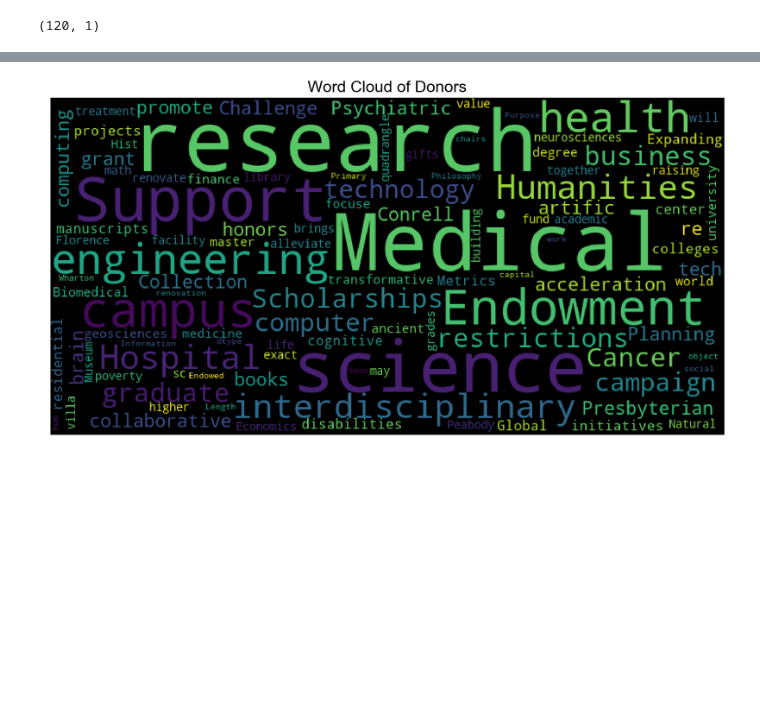
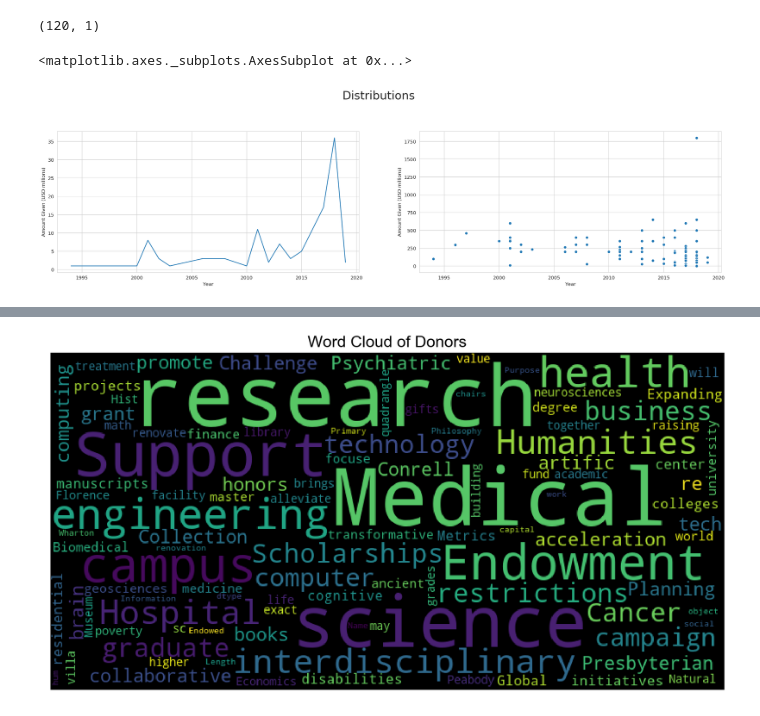
Before and after one commit to hgamit/datastuff, a Jupyter notebook: fundraising/DonorsTop.ipynb, the cells around one changed output, grey strips where cells are left out. Saved outputs shown, nothing was run; the diff lists cells and outputs as text; code cells hidden in the pictures; blank space fills up the shorter version.

```diff
--- a/fundraising/DonorsTop.ipynb
+++ b/fundraising/DonorsTop.ipynb
@@ -138,3 +97,17 @@ data_clean = pd.DataFrame(result['Primary Purpose'].apply(round1))
 data_clean.shape
 # %% [output]
 (120, 1)
+# %%
+plt.figure(figsize=(25,12))
+plt.suptitle('Distributions', fontsize=24)
+
+plt.subplot(2,2,1)
+newdf = result.groupby(['Year'], as_index=False).count()
+sns.lineplot(x="Year", y="Amount Given (USD millions)", data=newdf)
+
+plt.subplot(2,2,2)
+
+sns.scatterplot(x="Year", y="Amount Given (USD millions)", data=result)
+# %% [output]
+<matplotlib.axes._subplots.AxesSubplot at 0x...>
+[figure, added]
```
Also changed, not shown: parts of 16 cells of this notebook, 3 other files.
